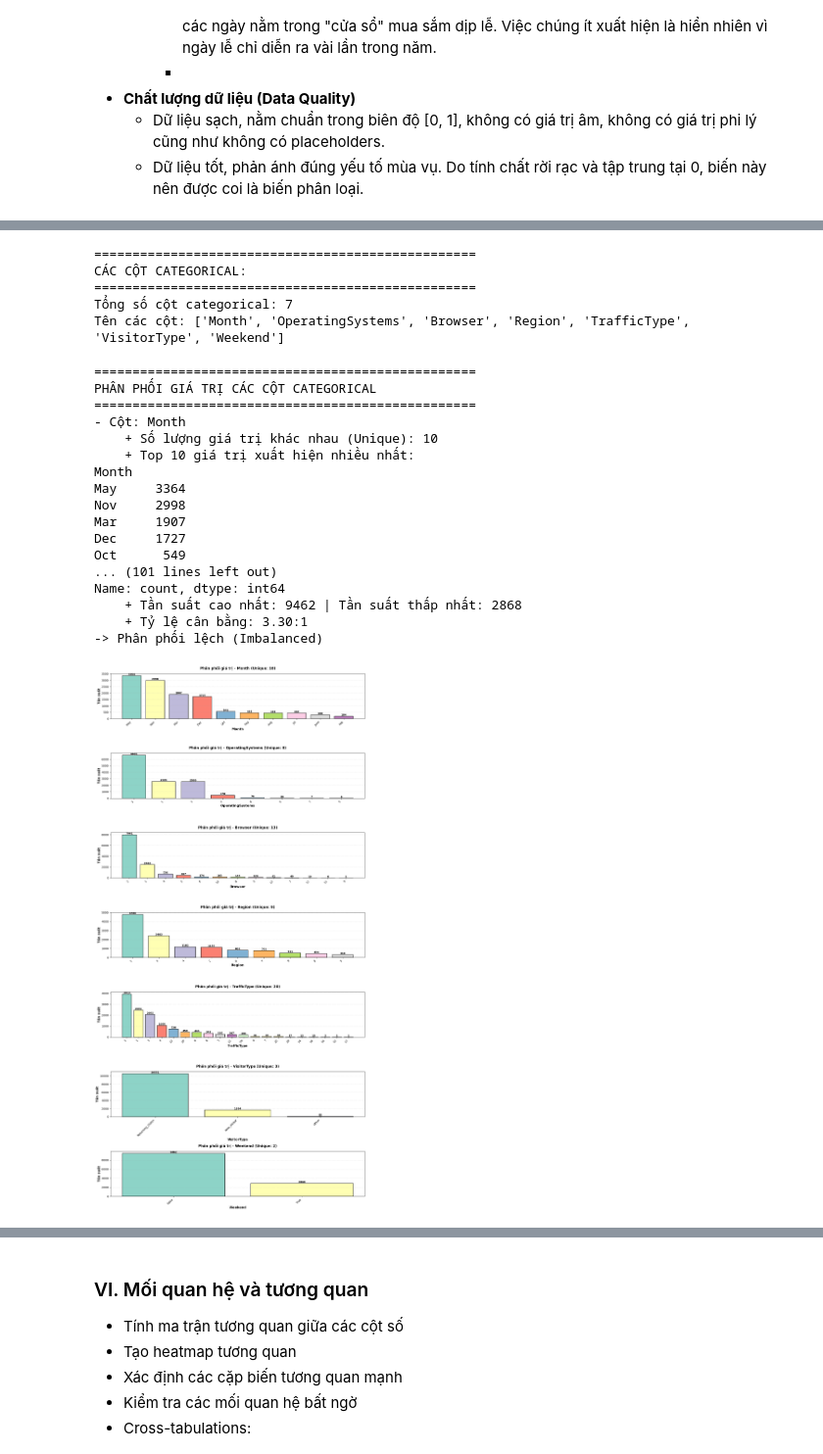
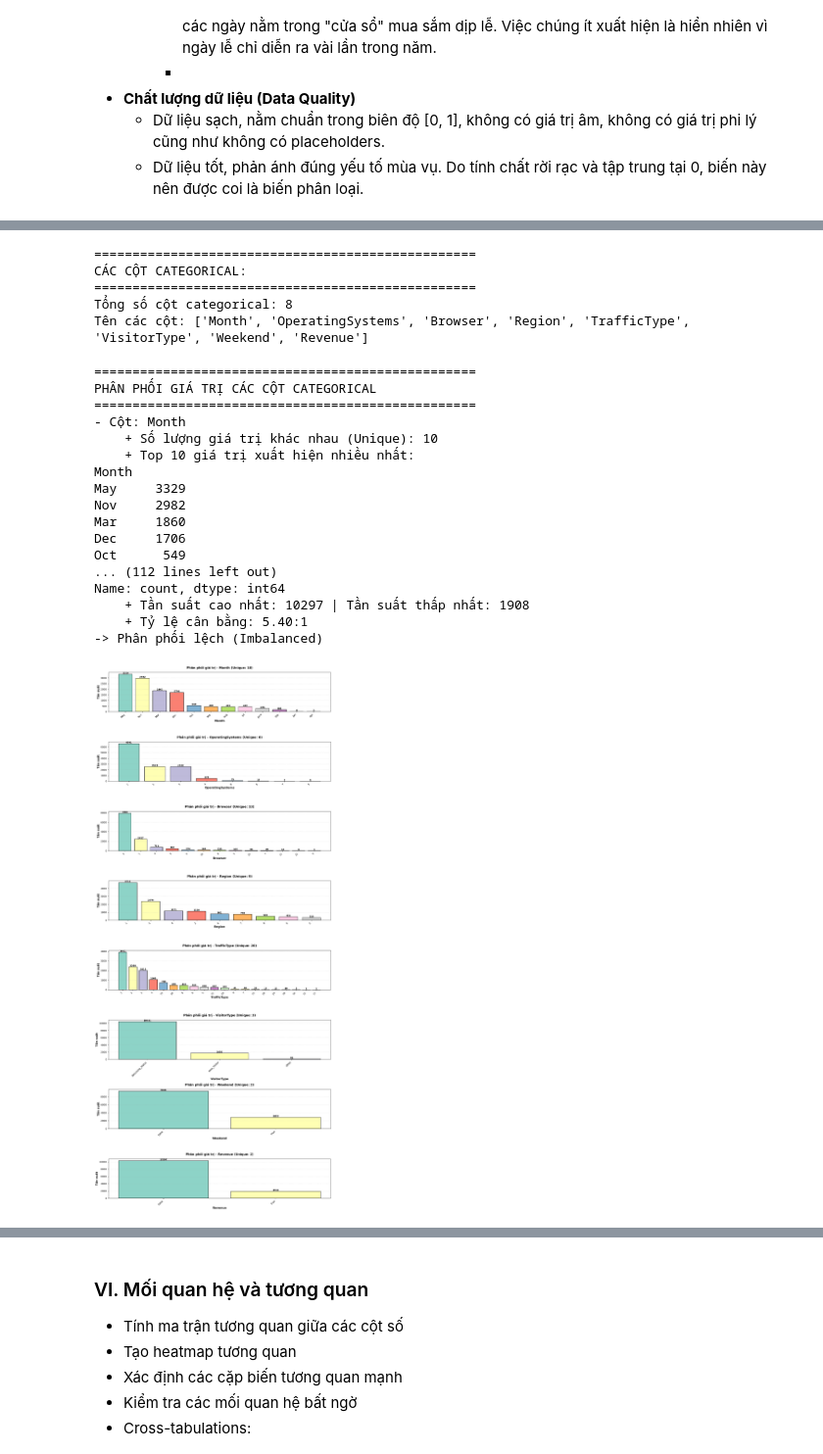
Before and after one commit to pnquyn/FinalProject_P4DataScience, a Jupyter notebook: project.ipynb, the cells around one changed output, grey strips where cells are left out. Shown at 98% size. Saved outputs shown, nothing was run; the diff lists cells and outputs as text; code cells hidden in the pictures.

```diff
--- a/project.ipynb
+++ b/project.ipynb
@@ -302,7 +288,7 @@ Ta thấy đây là 2 kiểu dữ liệu categorical, do đó, trước tiên đ
 
 Vì tháng là kiểu dữ liệu có thứ tự nên ta đặt thứ tự cho các tháng trong năm.
 # %%
-months_ordered = ['Jan','Feb','Mar','Apr','May','Jun','Jul','Aug','Sep','Oct','Nov','Dec']
+months_ordered = ['Jan','Feb','Mar','Apr','May','June','Jul','Aug','Sep','Oct','Nov','Dec']
 data['Month'] = pd.Categorical(data['Month'], categories=months_ordered, ordered=True)
 # %%
 data['VisitorType'] = data['VisitorType'].astype('category')
@@ -964,7 +925,7 @@ numerical_list = ['Administrative', 'Administrative_Duration', 'Informational',
 target_col = 'Revenue'
 # %%
 # Xác định các cột categorical
-categorical_cols = [col for col in data.columns if col not in numerical_list and col != target_col]
+categorical_cols = [col for col in data.columns if col not in numerical_list]
 print("="*50)
 print("CÁC CỘT CATEGORICAL:")
 print("="*50)
@@ -974,8 +935,8 @@ print(f"Tên các cột: {categorical_cols}\n")
 ==================================================
 CÁC CỘT CATEGORICAL:
 ==================================================
-Tổng số cột categorical: 7
-Tên các cột: ['Month', 'OperatingSystems', 'Browser', 'Region', 'TrafficType', 'VisitorType', 'Weekend']
+Tổng số cột categorical: 8
+Tên các cột: ['Month', 'OperatingSystems', 'Browser', 'Region', 'TrafficType', 'VisitorType', 'Weekend', 'Revenue']
 # %%
 print("="*50)
 print("PHÂN PHỐI GIÁ TRỊ CÁC CỘT CATEGORICAL")
@@ -1014,45 +975,45 @@ PHÂN PHỐI GIÁ TRỊ CÁC CỘT CATEGORICAL
     + Số lượng giá trị khác nhau (Unique): 10
     + Top 10 giá trị xuất hiện nhiều nhất:
 Month
-May     3364
-Nov     2998
-Mar     1907
-Dec     1727
+May     3329
+Nov     2982
+Mar     1860
+Dec     1706
 Oct      549
-... (101 lines left out)
+... (112 lines left out)
 Name: count, dtype: int64
-    + Tần suất cao nhất: 9462 | Tần suất thấp nhất: 2868
-    + Tỷ lệ cân bằng: 3.30:1
+    + Tần suất cao nhất: 10297 | Tần suất thấp nhất: 1908
+    + Tỷ lệ cân bằng: 5.40:1
 -> Phân phối lệch (Imbalanced)
 # %%
 fig, axes = plt.subplots(len(categorical_cols), 1, figsize=(14, 4*len(categorical_cols)))
 
 for idx, col in enumerate(categorical_cols):
     ax = axes[idx]
 
     # Tạo count plot
-    value_counts = data[col].value_counts(dropna=False).sort_values(ascending=False)
+    value_counts = data[col].value_counts(dropna=False)
     colors = plt.cm.Set3(range(len(value_counts)))
 
     bars = ax.bar(range(len(value_counts)), value_counts.values, color=colors, edgecolor='black', linewidth=1.2)
     ax.set_xticks(range(len(value_counts)))
     ax.set_xticklabels(value_counts.index, rotation=45, ha='right', fontsize=10)
     ax.set_xlabel(f'{col}', fontsize=12, fontweight='bold')
     ax.set_ylabel('Tần suất', fontsize=12, fontweight='bold')
     ax.set_title(f'Phân phối giá trị - {col} (Unique: {data[col].nunique()})', fontsize=13, fontweight='bold', pad=15)
     ax.grid(axis='y', alpha=0.3, linestyle='--')
 
     # Thêm giá trị lên từng cột
     for bar in bars:
         height = bar.get_height()
         ax.text(bar.get_x() + bar.get_width()/2., height,
                 f'{int(height)}',
                 ha='center', va='bottom', fontsize=9, fontweight='bold')
 
 plt.tight_layout()
 plt.show()
 # %% [output]
-[figure, old version]
+[figure, new version]
 # %%
 fig, axes = plt.subplots(len(categorical_cols), 1, figsize=(12, 4*len(categorical_cols)))
 
```
Also changed, not shown: parts of 30 cells of this notebook.
